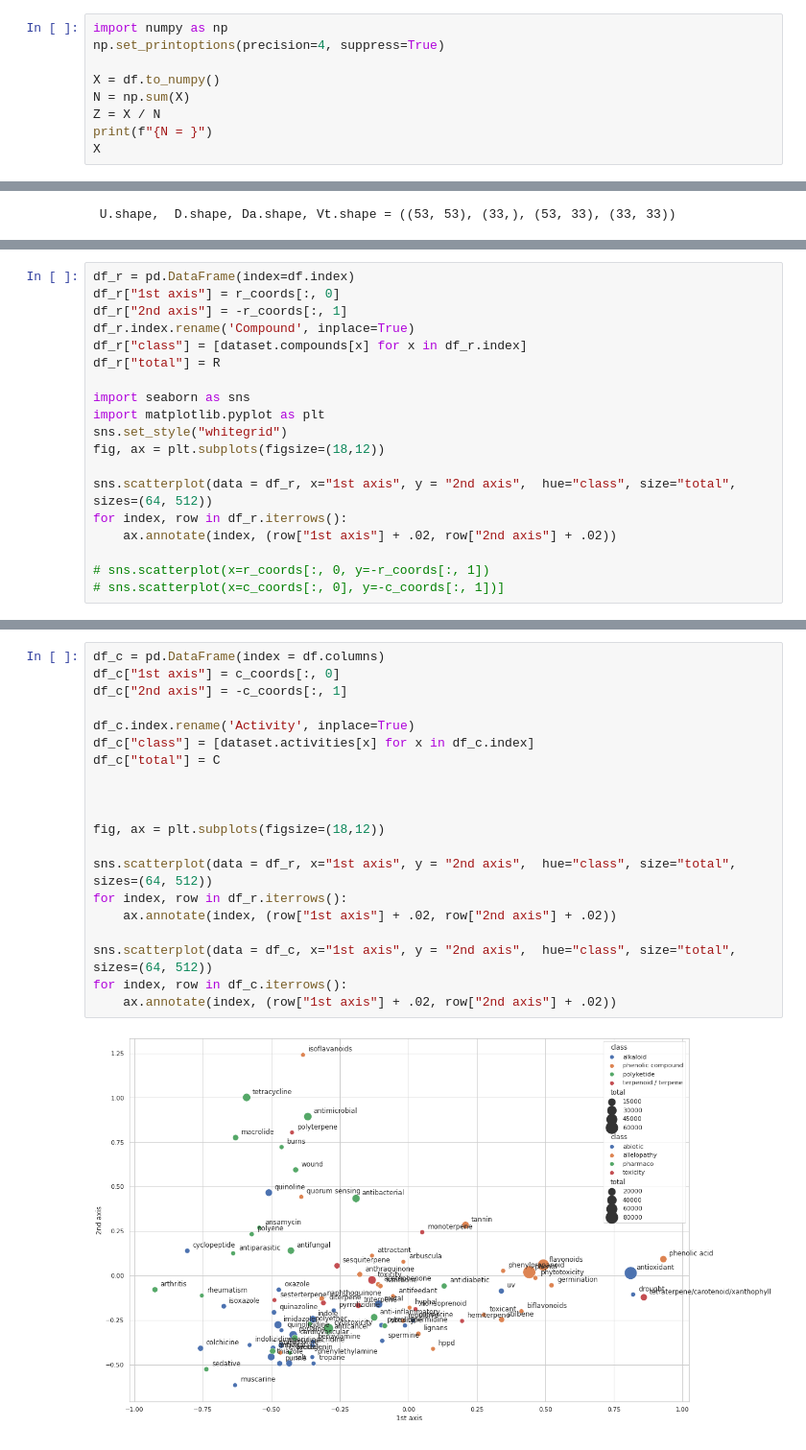
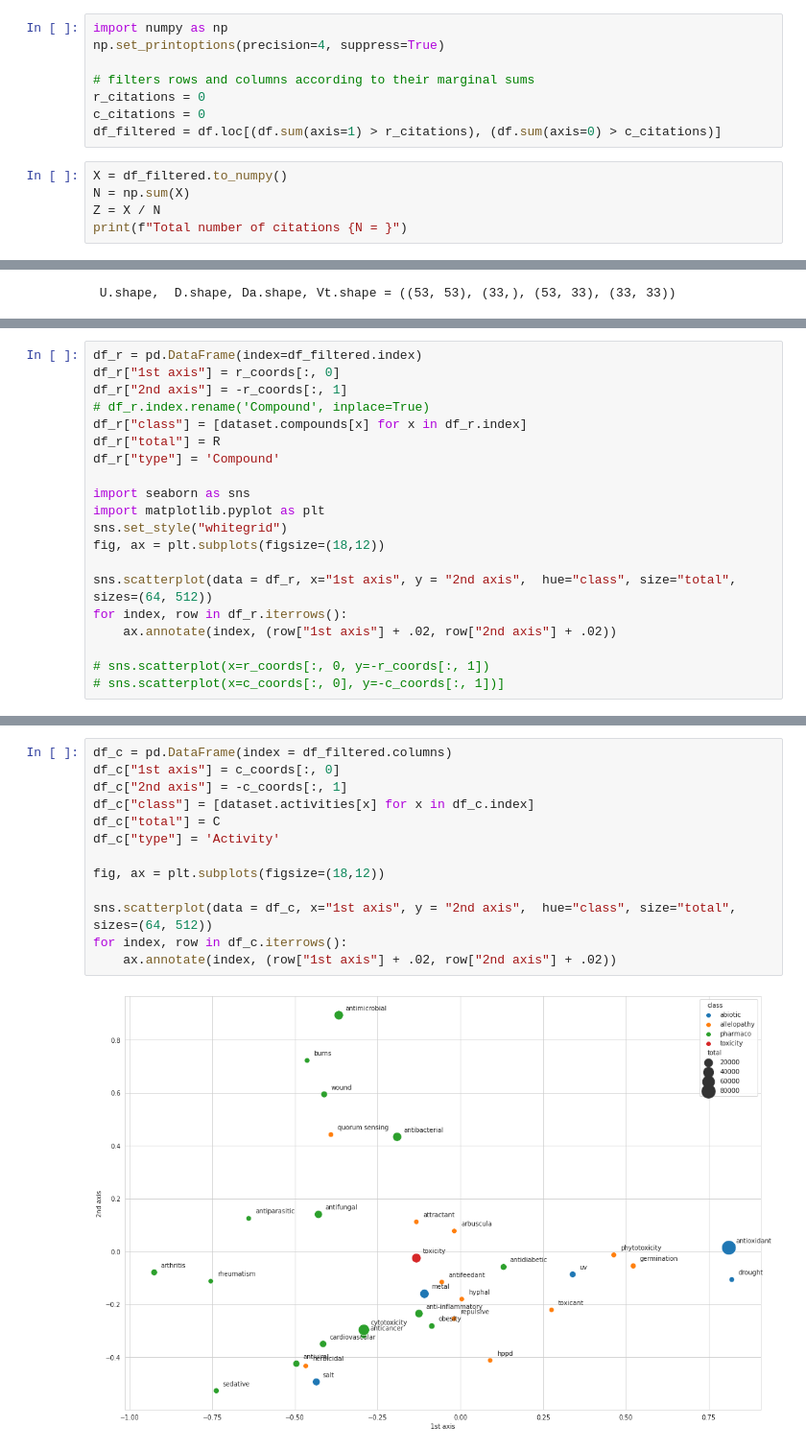
Before and after one commit to romulusFR/Rec-DM-chemotaxonomy, a Jupyter notebook: scopus/analysis.ipynb, the cells around one changed output, grey strips where cells are left out. Shown at 96% size. Drawn from its saved outputs; the diff is of its cells as text.

Commit message:
màj CA complète + tentaive graph

```diff
--- a/scopus/analysis.ipynb
+++ b/scopus/analysis.ipynb
@@ -125,10 +96,14 @@ The exercise here amounts to redefine manually <https://github.com/MaxHalford/pr
+# %%
+import numpy as np
+np.set_printoptions(precision=4, suppress=True)
+
+# filters rows and columns according to their marginal sums
+r_citations = 0
+c_citations = 0
+df_filtered = df.loc[(df.sum(axis=1) > r_citations), (df.sum(axis=0) > c_citations)]
 # %%
-import numpy as np
-np.set_printoptions(precision=4, suppress=True)
-
-X = df.to_numpy()
+X = df_filtered.to_numpy()
 N = np.sum(X)
 Z = X / N
-print(f"{N = }")
-X
+print(f"Total number of citations {N = }")
 # %% [output]
@@ -237,10 +233,11 @@ array([[ 0.8109, -0.0141],
 # %%
-df_r = pd.DataFrame(index=df.index)
+df_r = pd.DataFrame(index=df_filtered.index)
 df_r["1st axis"] = r_coords[:, 0]
 df_r["2nd axis"] = -r_coords[:, 1]
-df_r.index.rename('Compound', inplace=True)
+# df_r.index.rename('Compound', inplace=True)
 df_r["class"] = [dataset.compounds[x] for x in df_r.index]
 df_r["total"] = R
+df_r["type"] = 'Compound'
 
 import seaborn as sns
 import matplotlib.pyplot as plt
@@ -258,22 +257,15 @@ for index, row in df_r.iterrows():
 # %%
-df_c = pd.DataFrame(index = df.columns)
+df_c = pd.DataFrame(index = df_filtered.columns)
 df_c["1st axis"] = c_coords[:, 0]
 df_c["2nd axis"] = -c_coords[:, 1]
-
-df_c.index.rename('Activity', inplace=True)
 df_c["class"] = [dataset.activities[x] for x in df_c.index]
 df_c["total"] = C
-
-
+df_c["type"] = 'Activity'
 
 fig, ax = plt.subplots(figsize=(18,12))
-
-sns.scatterplot(data = df_r, x="1st axis", y = "2nd axis",  hue="class", size="total", sizes=(64, 512))
-for index, row in df_r.iterrows():
-    ax.annotate(index, (row["1st axis"] + .02, row["2nd axis"] + .02))
 
 sns.scatterplot(data = df_c, x="1st axis", y = "2nd axis",  hue="class", size="total", sizes=(64, 512))
 for index, row in df_c.iterrows():
     ax.annotate(index, (row["1st axis"] + .02, row["2nd axis"] + .02))
 # %% [output]
-[figure, old version]
+[figure, new version]
```
Also changed, not shown: parts of 42 cells of this notebook.
